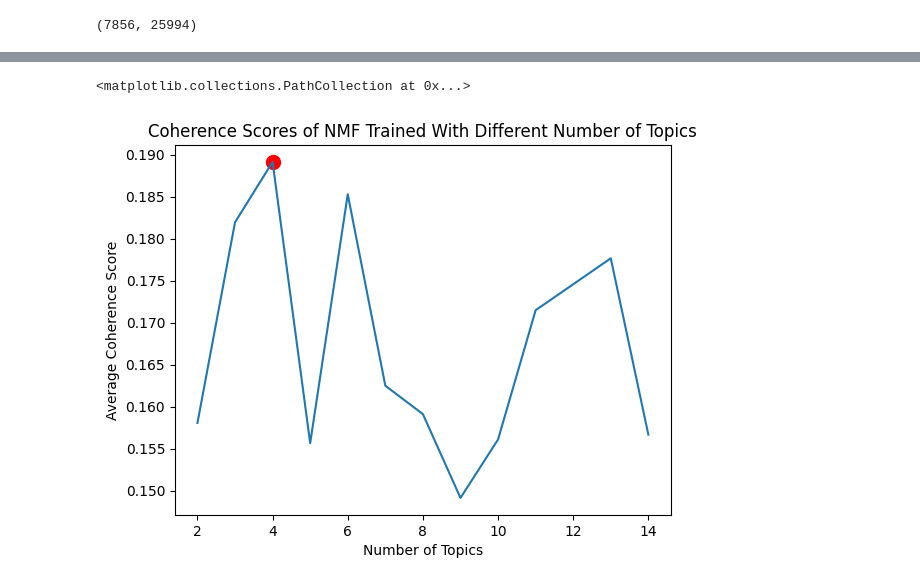
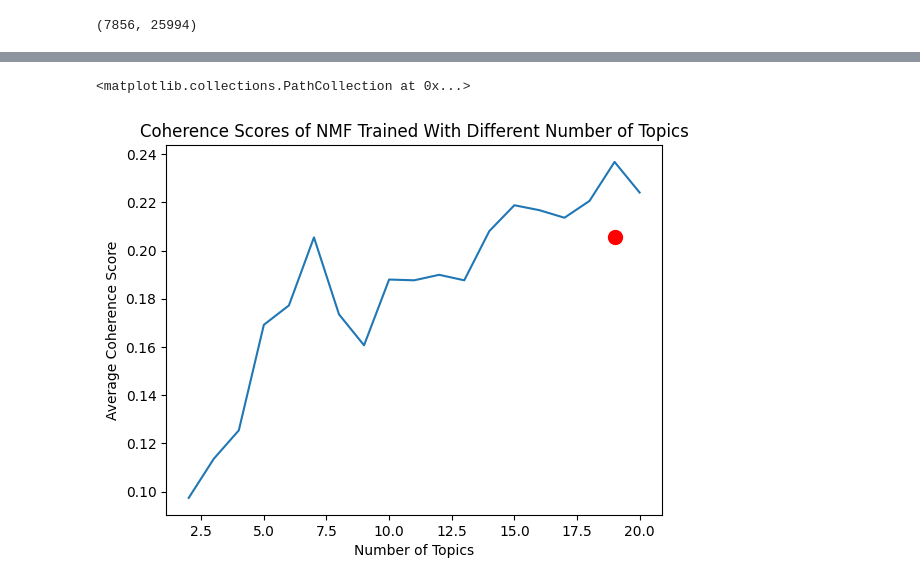
Before and after one commit to rlieu/699-capstone, a Jupyter notebook: Topic_Modeling/Topic_Modeling.ipynb, the cells around one changed output, grey strips where cells are left out. Saved outputs shown, nothing was run; the diff lists cells and outputs as text; code cells hidden in the pictures.

Commit message:
use all data and remove stop words

```diff
--- a/Topic_Modeling/Topic_Modeling.ipynb
+++ b/Topic_Modeling/Topic_Modeling.ipynb
@@ -5,7 +5,7 @@ import warnings
 warnings.filterwarnings("ignore")
 # %%
 # # condense into one df
-df_all = pd.read_csv('../Job_Datasets/final_data.csv', parse_dates=True)
+df_all = pd.read_csv('../Job_Datasets/cleaned_whole_data.csv', parse_dates=True)
 df_all
 # %% [output]
 |  | id | text | title | author | num_comments | post_id | upvote_ratio | score | url | subreddit | ... |
@@ -148,7 +146,7 @@ best_n = None
 best_score = 0
 best_model = None
 
-for n in range(2, 15):
+for n in range(2, 21):
     nmf = NMF(n_components=n, random_state=42, init="nndsvd")
     W = nmf.fit_transform(tfidf)
     H = nmf.components_
@@ -238,11 +266,11 @@ topic 3: ['person', 'legal', 'like', 'does', 'law', 'court', 'state', 'say']
 # %%
 import matplotlib.pyplot as plt
 
-plt.plot(np.arange(2,15), scores)
+plt.plot(np.arange(2, 21), scores)
 plt.xlabel('Number of Topics')
 plt.ylabel('Average Coherence Score')
 plt.title('Coherence Scores of NMF Trained With Different Number of Topics')
-plt.scatter(best_model.n_components, scores[best_model.n_components -2], c='red', marker='o', s=100)
+plt.scatter(best_model.n_components, scores[5], c='red', marker='o', s=100)
 # %% [output]
 <matplotlib.collections.PathCollection at 0x...>
-[figure, old version]
+[figure, new version]
```
Also changed, not shown: parts of 8 cells of this notebook.
